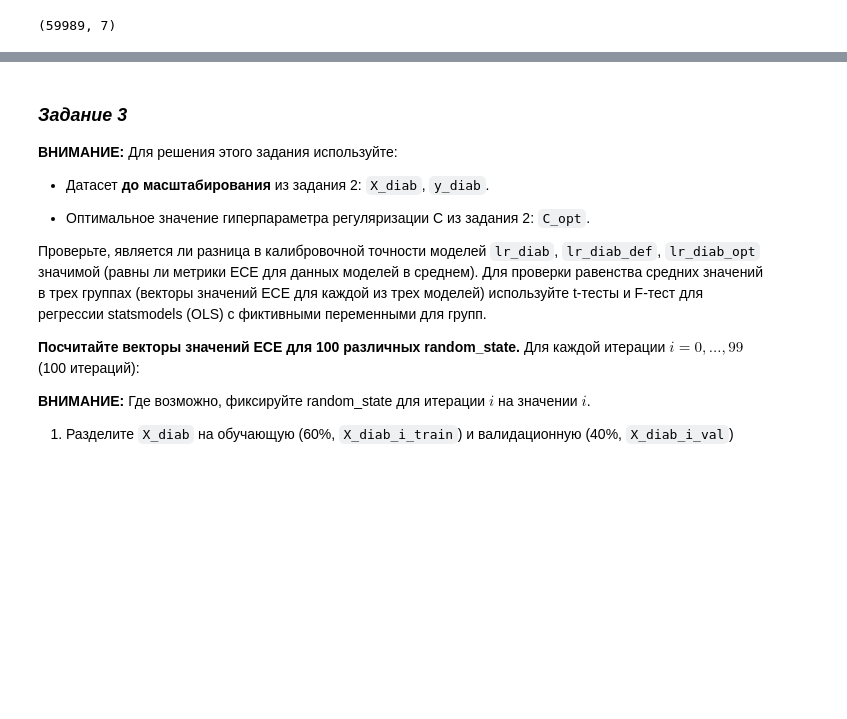
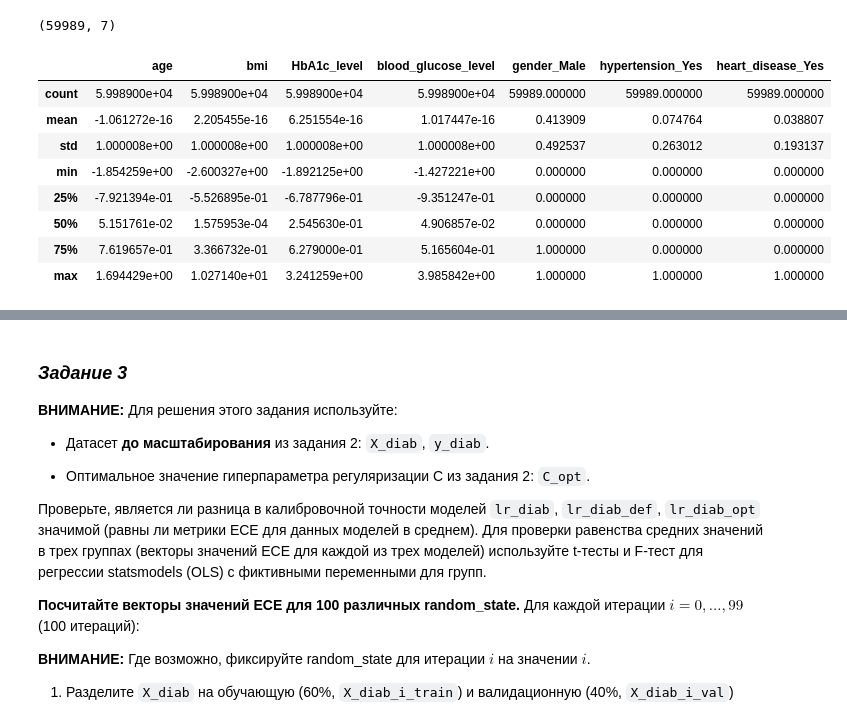
Before and after one commit to ml2me/study, a Jupyter notebook: classic_ML/2/02.Задание.ipynb, the cells around one changed output, grey strips where cells are left out. Drawn from its saved outputs; the diff is of its cells as text; code cells hidden in the pictures; blank space fills up the shorter version.

```diff
--- a/classic_ML/2/02.Задание.ipynb
+++ b/classic_ML/2/02.Задание.ipynb
@@ -558,9 +566,21 @@ X_diab_train.shape
 # %%
 # Масштабируйте количественные признаки
 #   train -> fit_transform
 #   test -> transform
 
 diab_scaler = StandardScaler().set_output(transform='pandas')
 
-X_diab_train_scaled = ...
-X_diab_test_scaled = ...
+X_diab_train_scaled = X_diab_train.copy()
+X_diab_train_scaled[diab_num_feat] = diab_scaler.fit_transform(X_diab_train[diab_num_feat])
+X_diab_train_scaled.describe()
+#
+# %% [output]
+|  | age | bmi | HbA1c_level | blood_glucose_level | gender_Male | hypertension_Yes | heart_disease_Yes |
+| count | 5.998900e+04 | 5.998900e+04 | 5.998900e+04 | 5.998900e+04 | 59989.000000 | 59989.000000 | 59989.000000 |
+| mean | -1.061272e-16 | 2.205455e-16 | 6.251554e-16 | 1.017447e-16 | 0.413909 | 0.074764 | 0.038807 |
+| std | 1.000008e+00 | 1.000008e+00 | 1.000008e+00 | 1.000008e+00 | 0.492537 | 0.263012 | 0.193137 |
+| min | -1.854259e+00 | -2.600327e+00 | -1.892125e+00 | -1.427221e+00 | 0.000000 | 0.000000 | 0.000000 |
+| 25% | -7.921394e-01 | -5.526895e-01 | -6.787796e-01 | -9.351247e-01 | 0.000000 | 0.000000 | 0.000000 |
+| 50% | 5.151761e-02 | 1.575953e-04 | 2.545630e-01 | 4.906857e-02 | 0.000000 | 0.000000 | 0.000000 |
+| 75% | 7.619657e-01 | 3.366732e-01 | 6.279000e-01 | 5.165604e-01 | 1.000000 | 0.000000 | 0.000000 |
+| max | 1.694429e+00 | 1.027140e+01 | 3.241259e+00 | 3.985842e+00 | 1.000000 | 1.000000 | 1.000000 |
```
Also changed, not shown: parts of 19 cells of this notebook.
